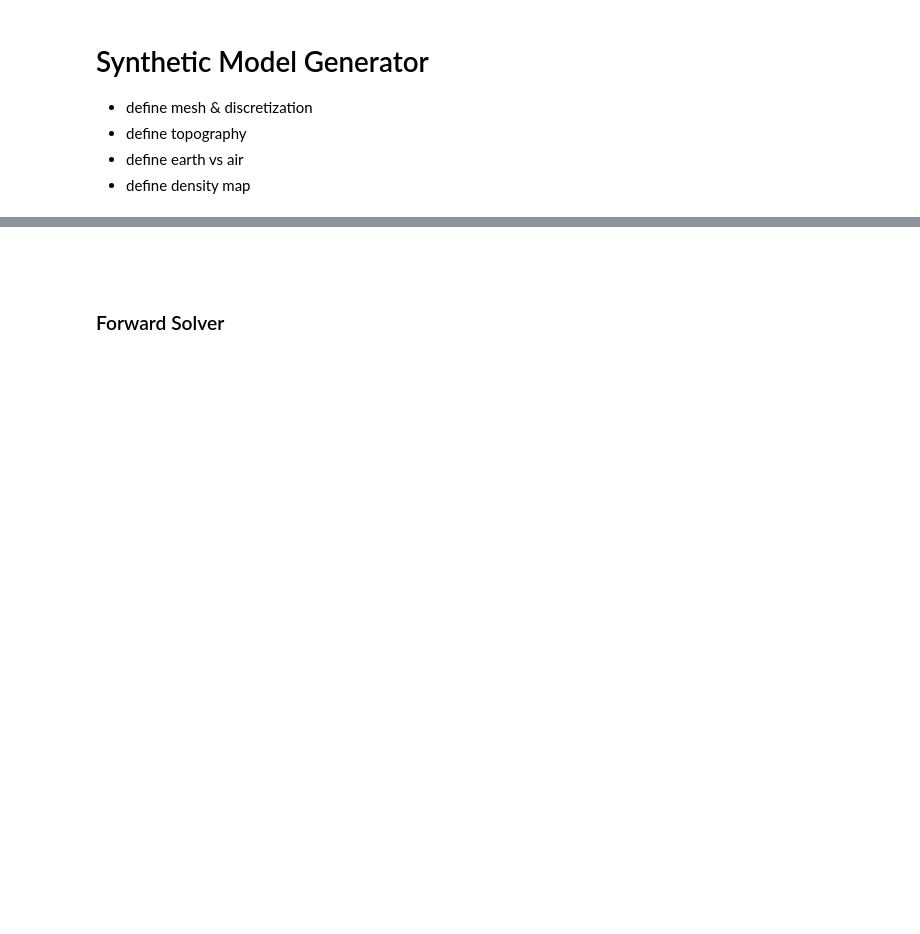
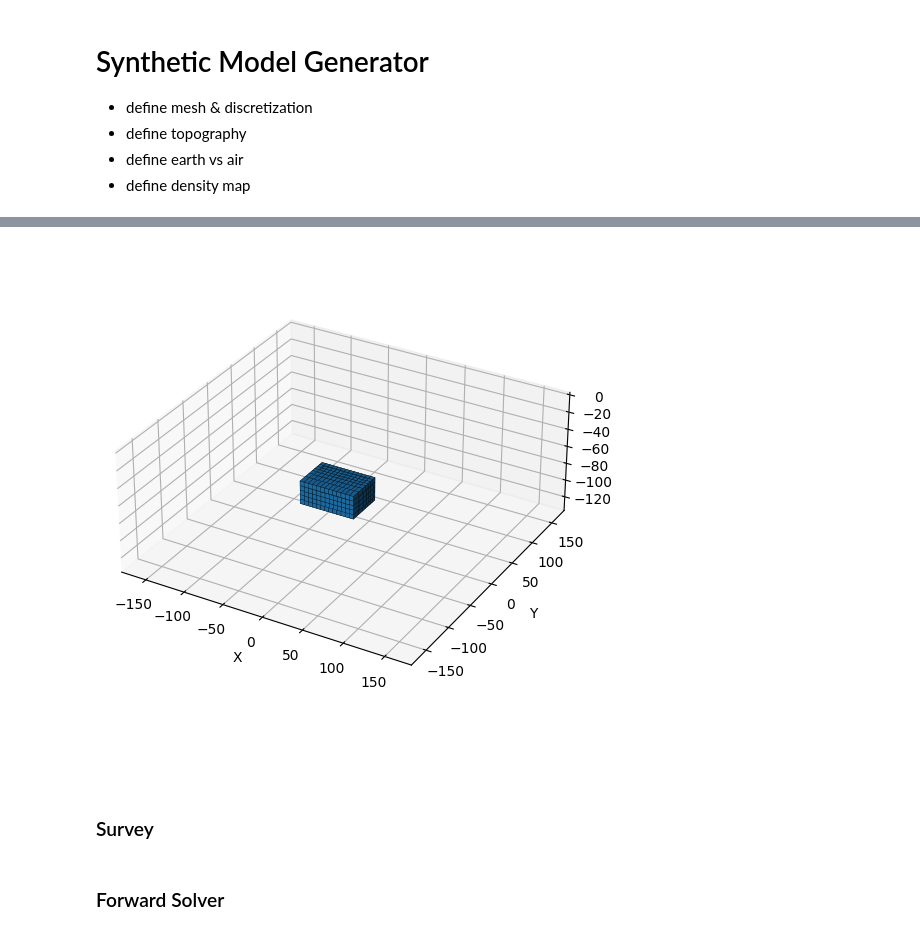
Before and after one commit to Exascale-Systems/geai, a Jupyter notebook: generator.ipynb, the cells around one changed output, grey strips where cells are left out. Drawn from its saved outputs; the diff is of its cells as text; code cells hidden in the pictures; blank space fills up the shorter version.

```diff
--- a/generator.ipynb
+++ b/generator.ipynb
@@ -239,4 +376,38 @@ plot_density_contrast(mesh, ind_active, true_model)
+# %%
+import numpy as np
+import matplotlib.pyplot as plt
+
+# 1) Rebuild a full-cell boolean mask from your active subset
+# ind_active: boolean array over ALL cells (len = mesh.nC) marking earth vs air
+# blocks_mask: boolean array over ACTIVE cells only (len = ind_active.sum())
+full_mask = np.zeros(mesh.nC, dtype=bool)
+full_mask[ind_active] = blocks_mask
+
+# 2) Reshape to (nx, ny, nz) **in Fortran order** (discretize uses 'F')
+filled = full_mask.reshape(mesh.shape_cells, order="F")  # shape (nx, ny, nz)
+
+# 3) Build the voxel corner grids so voxel sizes match your TensorMesh cell widths
+x_edges = mesh.x0[0] + np.r_[0.0, np.cumsum(mesh.h[0])]
+y_edges = mesh.x0[1] + np.r_[0.0, np.cumsum(mesh.h[1])]
+z_edges = mesh.x0[2] + np.r_[0.0, np.cumsum(mesh.h[2])]
+X, Y, Z = np.meshgrid(x_edges, y_edges, z_edges, indexing="ij")  # (nx+1,ny+1,nz+1)
+
+# 4) Plot crisp voxels
+fig = plt.figure(figsize=(6,5))
+ax = fig.add_subplot(111, projection="3d")
+
+ax.voxels(X, Y, Z, filled, facecolors="tab:blue", edgecolor="k", linewidth=0.2)
+
+# Make aspect ratio reflect real extents
+ax.set_box_aspect((np.sum(mesh.h[0]), np.sum(mesh.h[1]), np.sum(mesh.h[2])))
+ax.set_xlabel("X"); ax.set_ylabel("Y"); ax.set_zlabel("Z")
+plt.tight_layout()
+plt.show()
+# %% [output]
+[figure, added]
 # %% [markdown]
 #
+# %% [markdown]
+### Survey
 # %%
 # Define the observation locations (N, 3) array
```
Also changed, not shown: parts of 18 cells of this notebook, 2 other files.
